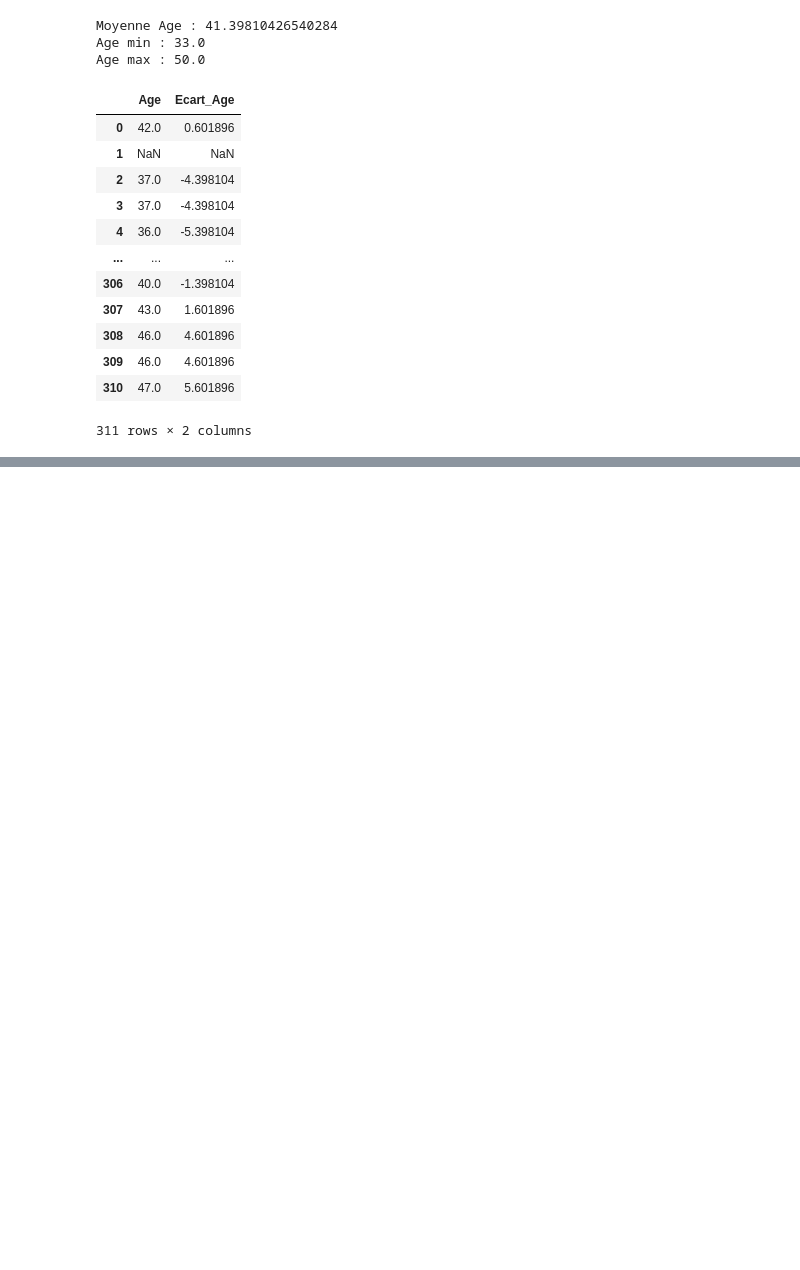
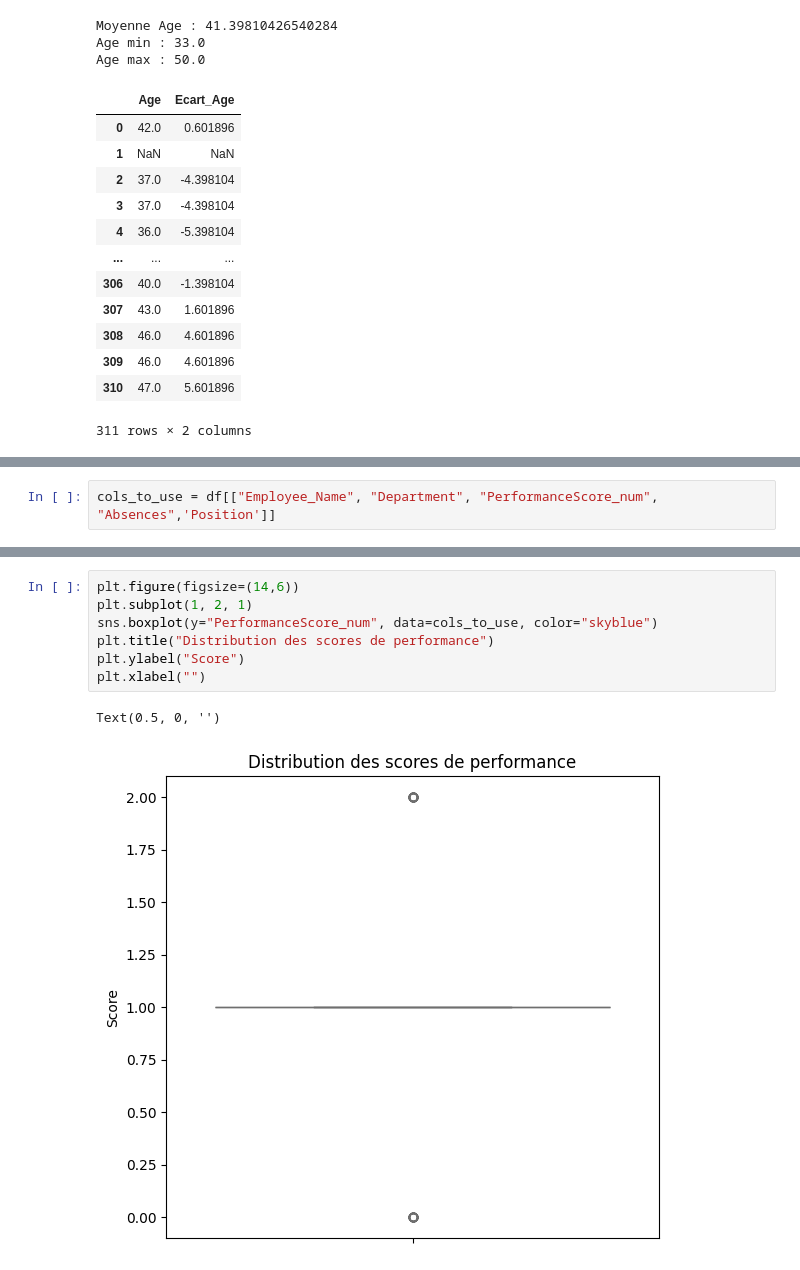
Before and after one commit to Azz-ben/Explorer-et-comprendre-les-performances-des-employ-, a Jupyter notebook: 112project.ipynb, the cells around one changed output, grey strips where cells are left out. Saved outputs shown, nothing was run; the diff lists cells and outputs as text; blank space fills up the shorter version.

```diff
--- a/112project.ipynb
+++ b/112project.ipynb
@@ -410,0 +443,2 @@ Age max : 50.0
+# %%
+cols_to_use = df[["Employee_Name", "Department", "PerformanceScore_num", "Absences",'Position']]
@@ -410,0 +462,10 @@ Age max : 50.0
+# %%
+plt.figure(figsize=(14,6))
+plt.subplot(1, 2, 1)
+sns.boxplot(y="PerformanceScore_num", data=cols_to_use, color="skyblue")
+plt.title("Distribution des scores de performance")
+plt.ylabel("Score")
+plt.xlabel("")
+# %% [output]
+Text(0.5, 0, '')
+[figure, added]
```
Also changed, not shown: parts of 19 cells of this notebook.
